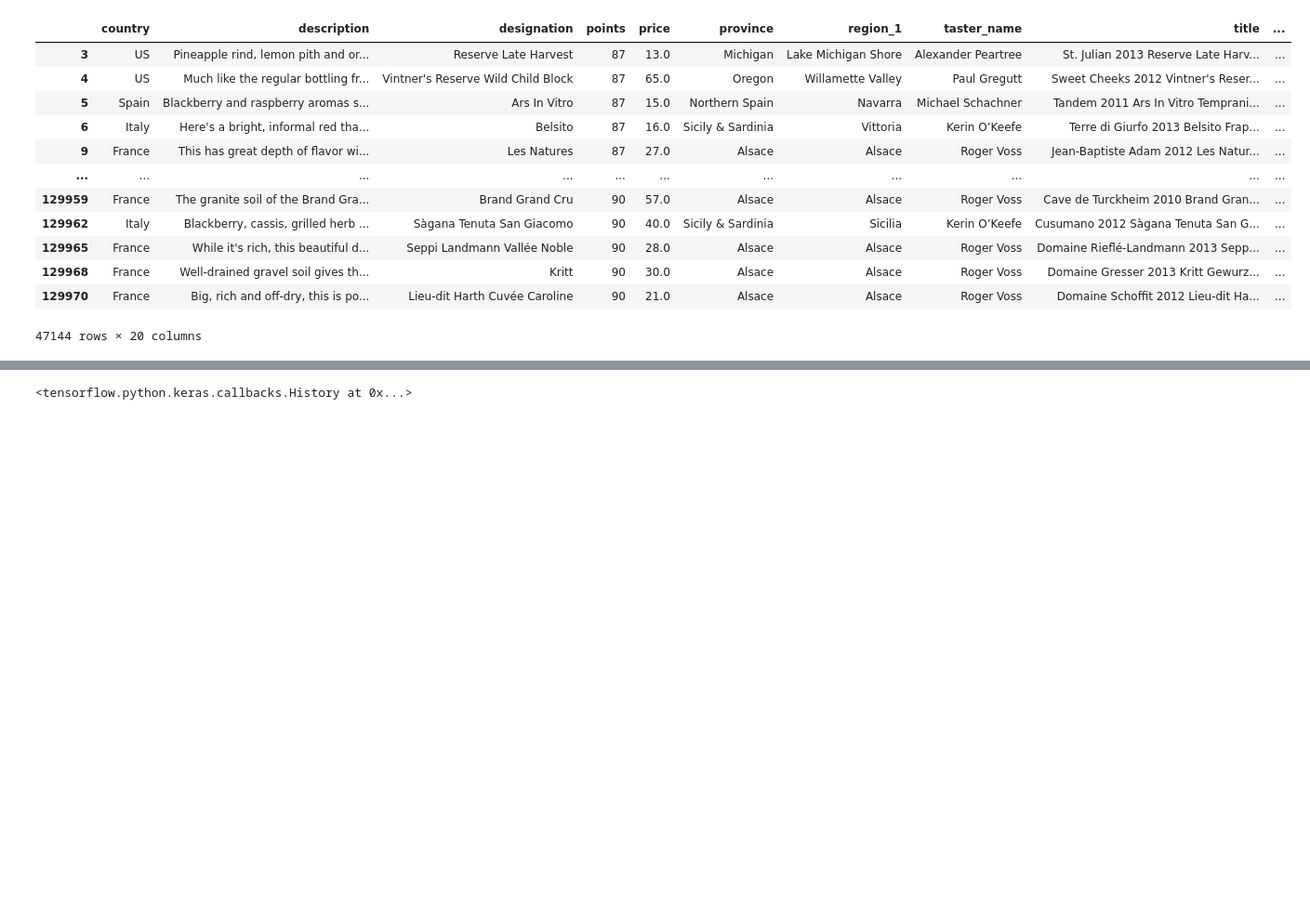
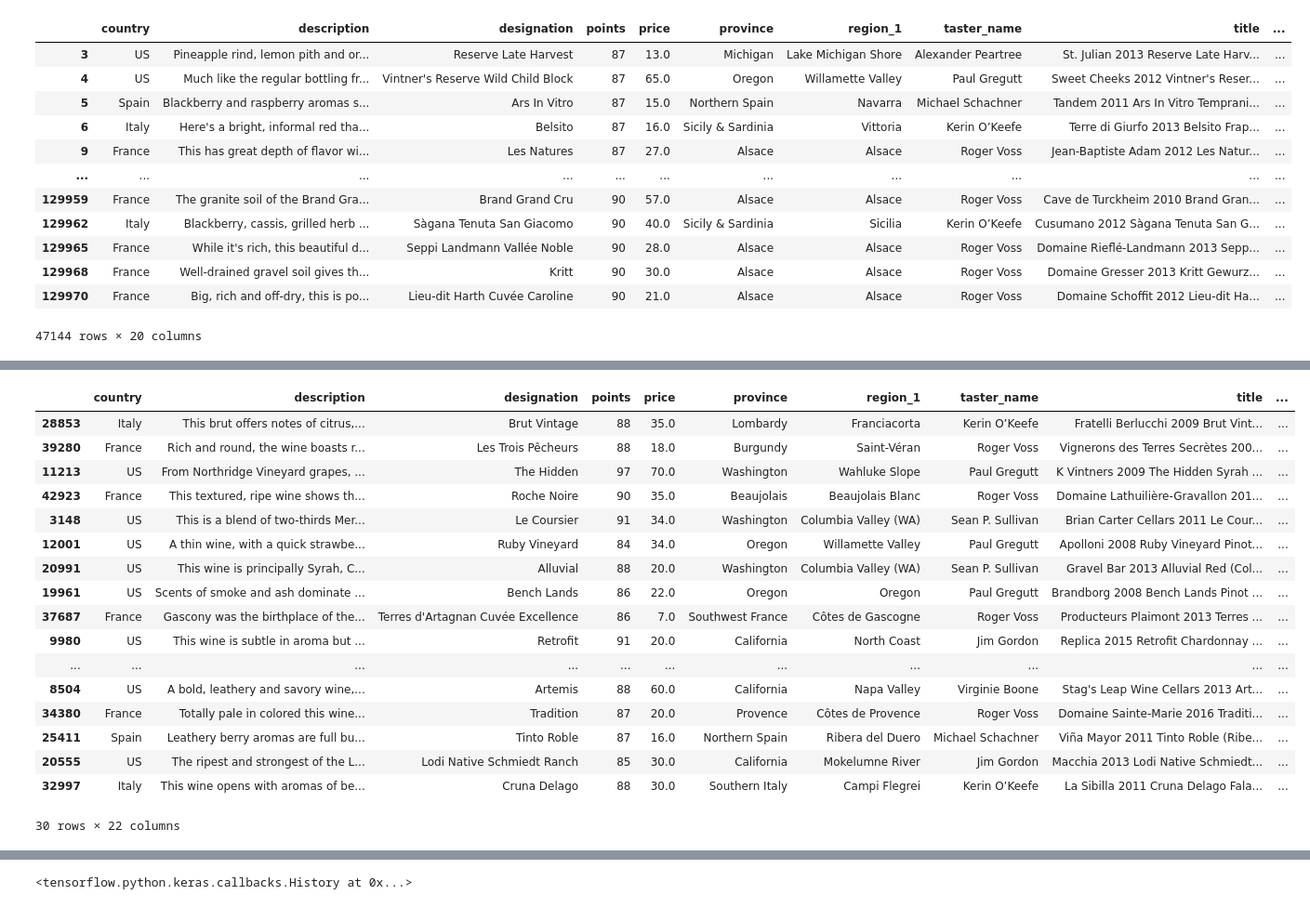
Before and after one commit to rahilanath/Final_Project, a Jupyter notebook: neural_model.ipynb, the cells around one changed output, grey strips where cells are left out. Shown at 93% size. Saved outputs shown, nothing was run; the diff lists cells and outputs as text; code cells hidden in the pictures; blank space fills up the shorter version.

```diff
--- a/neural_model.ipynb
+++ b/neural_model.ipynb
@@ -188,3 +188,11 @@ clean_wines
 | 129968 | France | Well-drained gravel soil gives th... | Kritt | 90 | 30.0 | Alsace | Alsace | Roger Voss | Domaine Gresser 2013 Kritt Gewurz... | ... |
 | 129970 | France | Big, rich and off-dry, this is po... | Lieu-dit Harth Cuvée Caroline | 90 | 21.0 | Alsace | Alsace | Roger Voss | Domaine Schoffit 2012 Lieu-dit Ha... | ... |
 47144 rows × 20 columns
+# %%
+winery_counts = {'winery' : clean_wines['winery'].unique(),
+                 'winery_count' : clean_wines['winery'].value_counts()
+
+            }
+winery_df = pd.DataFrame(data=winery_counts)
+winery_df.reset_index(drop=True, inplace=True)
+winery_df
@@ -190,0 +213,3 @@ clean_wines
+# %%
+clean_wines = clean_wines.merge(winery_df, how='inner', on='winery')
+clean_wines.sample(30)
@@ -190,0 +235,7 @@ clean_wines
+# %%
+country_counts = {'country' : clean_wines['country'].unique(),
+             'country_count' : clean_wines['country'].value_counts()
+            }
+country_df = pd.DataFrame(data=country_counts)
+country_df.reset_index(drop=True, inplace=True)
+country_df
@@ -190,0 +251,22 @@ clean_wines
+# %%
+clean_wines = clean_wines.merge(country_df, how='inner', on='country')
+clean_wines.sample(30)
+# %% [output]
+|  | country | description | designation | points | price | province | region_1 | taster_name | title | ... |
+| 28853 | Italy | This brut offers notes of citrus,... | Brut Vintage | 88 | 35.0 | Lombardy | Franciacorta | Kerin O’Keefe | Fratelli Berlucchi 2009 Brut Vint... | ... |
+| 39280 | France | Rich and round, the wine boasts r... | Les Trois Pêcheurs | 88 | 18.0 | Burgundy | Saint-Véran | Roger Voss | Vignerons des Terres Secrètes 200... | ... |
+| 11213 | US | From Northridge Vineyard grapes, ... | The Hidden | 97 | 70.0 | Washington | Wahluke Slope | Paul Gregutt | K Vintners 2009 The Hidden Syrah ... | ... |
+| 42923 | France | This textured, ripe wine shows th... | Roche Noire | 90 | 35.0 | Beaujolais | Beaujolais Blanc | Roger Voss | Domaine Lathuilière-Gravallon 201... | ... |
+| 3148 | US | This is a blend of two-thirds Mer... | Le Coursier | 91 | 34.0 | Washington | Columbia Valley (WA) | Sean P. Sullivan | Brian Carter Cellars 2011 Le Cour... | ... |
+| 12001 | US | A thin wine, with a quick strawbe... | Ruby Vineyard | 84 | 34.0 | Oregon | Willamette Valley | Paul Gregutt | Apolloni 2008 Ruby Vineyard Pinot... | ... |
+| 20991 | US | This wine is principally Syrah, C... | Alluvial | 88 | 20.0 | Washington | Columbia Valley (WA) | Sean P. Sullivan | Gravel Bar 2013 Alluvial Red (Col... | ... |
+| 19961 | US | Scents of smoke and ash dominate ... | Bench Lands | 86 | 22.0 | Oregon | Oregon | Paul Gregutt | Brandborg 2008 Bench Lands Pinot ... | ... |
+| 37687 | France | Gascony was the birthplace of the... | Terres d'Artagnan Cuvée Excellence | 86 | 7.0 | Southwest France | Côtes de Gascogne | Roger Voss | Producteurs Plaimont 2013 Terres ... | ... |
+| 9980 | US | This wine is subtle in aroma but ... | Retrofit | 91 | 20.0 | California | North Coast | Jim Gordon | Replica 2015 Retrofit Chardonnay ... | ... |
+| ... | ... | ... | ... | ... | ... | ... | ... | ... | ... | ... |
+| 8504 | US | A bold, leathery and savory wine,... | Artemis | 88 | 60.0 | California | Napa Valley | Virginie Boone | Stag's Leap Wine Cellars 2013 Art... | ... |
+| 34380 | France | Totally pale in colored this wine... | Tradition | 87 | 20.0 | Provence | Côtes de Provence | Roger Voss | Domaine Sainte-Marie 2016 Traditi... | ... |
+| 25411 | Spain | Leathery berry aromas are full bu... | Tinto Roble | 87 | 16.0 | Northern Spain | Ribera del Duero | Michael Schachner | Viña Mayor 2011 Tinto Roble (Ribe... | ... |
+| 20555 | US | The ripest and strongest of the L... | Lodi Native Schmiedt Ranch | 85 | 30.0 | California | Mokelumne River | Jim Gordon | Macchia 2013 Lodi Native Schmiedt... | ... |
+| 32997 | Italy | This wine opens with aromas of be... | Cruna Delago | 88 | 30.0 | Southern Italy | Campi Flegrei | Kerin O’Keefe | La Sibilla 2011 Cruna Delago Fala... | ... |
+30 rows × 22 columns
```
Also changed, not shown: parts of 26 cells of this notebook, 1 other file.
